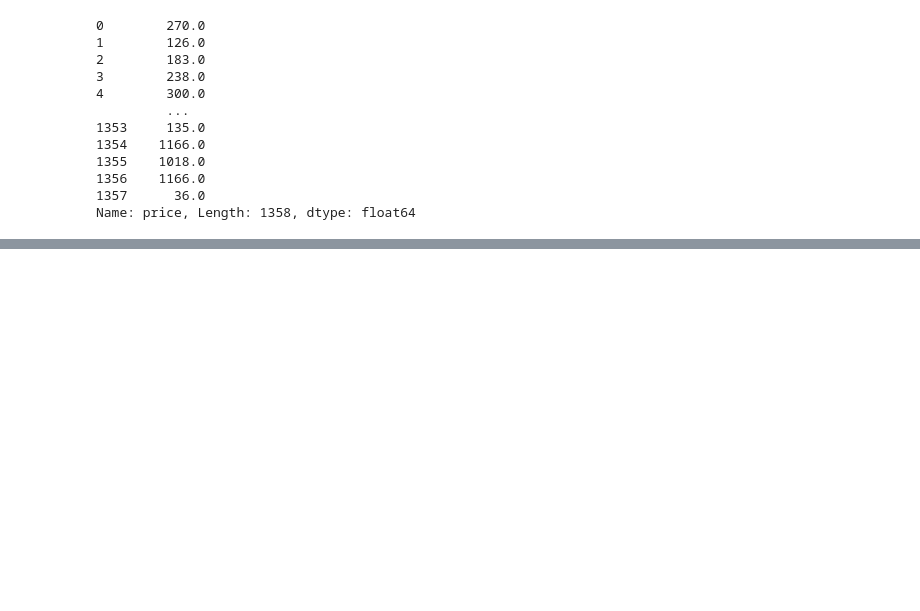
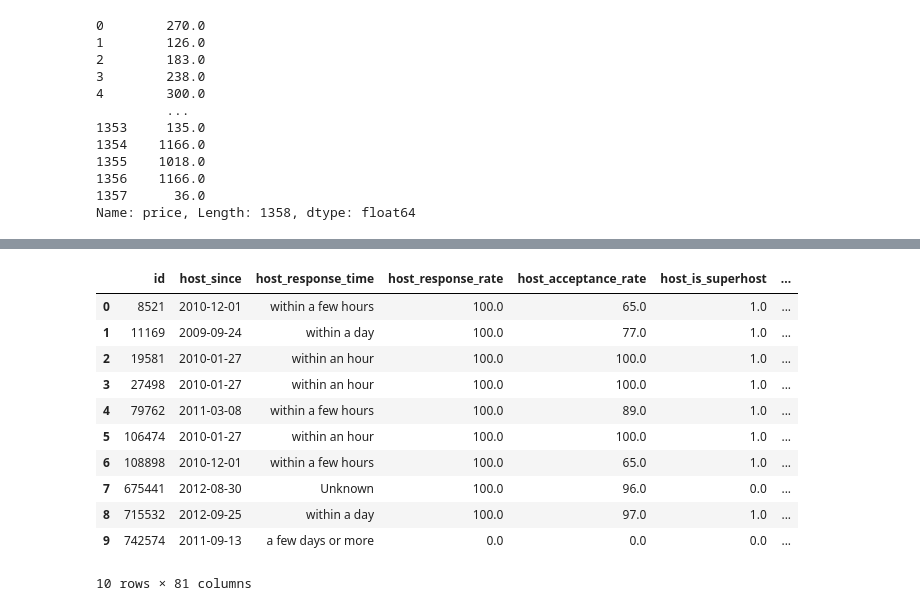
Before and after one commit to baokhanhth/Group01_Data_Analysis, a Jupyter notebook: notebooks/data_processing.ipynb, the cells around one changed output, grey strips where cells are left out. Drawn from its saved outputs; the diff is of its cells as text; code cells hidden in the pictures; blank space fills up the shorter version.

```diff
--- a/notebooks/data_processing.ipynb
+++ b/notebooks/data_processing.ipynb
@@ -318,3 +464,6 @@ Name: amenities_count, Length: 1358, dtype: int64
+# %%
+df_listings['bathrooms_count'] = df_listings['bathrooms_text'].str.extract('(\d+\.?\d*)').astype(float)
+df_listings.loc[df_listings['bathrooms_text'].str.contains('half', case=False, na=False), 'bathrooms_count'] = 0.5
 # %%
 df_listings['verifications_count'] = df_listings['host_verifications'].apply(lambda x: len(x.split(',')) if isinstance(x, str) else 0)
 # %%
@@ -339,8 +486,7 @@ cols_drop = [
     'scrape_id', 'last_scraped', 'source', 'calendar_last_scraped', 'listing_url', 'host_url', 'picture_url',
     'host_name', 'host_id', 'neighbourhood_group_cleansed', 'calendar_updated',
     'name', 'description', 'neighborhood_overview', 'host_about', 'host_location',
-    'host_verifications', 'host_neighbourhood',
-    'license', 'bathrooms_text', 'bathrooms', 'amenities'
+    'host_verifications', 'host_neighbourhood', 'license', 'bathrooms_text', 'bathrooms', 'amenities', 'host_thumbnail_url', 'host_picture_url'
 ]
 
 df_listings.drop(columns=cols_drop, inplace=True, errors='ignore')
@@ -346,0 +513,2 @@ df_listings.drop(columns=cols_drop, inplace=True, errors='ignore')
+# %%
+df_airbnb_cambridge = pd.merge(df_listings, df_occupancy, left_on='id', right_on='listing_id', how='inner')
@@ -361,0 +550,10 @@ Length: 61, dtype: int64
+# %%
+cols = ['beds', 'bedrooms', 'bathrooms_count', 'host_response_rate', 'host_acceptance_rate']
+for col in cols:
+    if df_airbnb_cambridge[col].dtype == 'object':
+        df_airbnb_cambridge[col] = df_airbnb_cambridge[col].str.replace('%', '').astype(float)
+    df_airbnb_cambridge[col] = df_airbnb_cambridge[col].fillna(df_airbnb_cambridge[col].median())
+
+# Điền 'Unknown' cho các biến phân loại
+df_airbnb_cambridge['host_response_time'] = df_airbnb_cambridge['host_response_time'].fillna('Unknown')
+df_airbnb_cambridge['host_is_superhost'] = df_airbnb_cambridge['host_is_superhost'].fillna('Unknown')
@@ -361,0 +610,15 @@ Length: 61, dtype: int64
+# %%
+df_airbnb_cambridge.head(10)
+# %% [output]
+|  | id | host_since | host_response_time | host_response_rate | host_acceptance_rate | host_is_superhost | ... |
+| 0 | 8521 | 2010-12-01 | within a few hours | 100.0 | 65.0 | 1.0 | ... |
+| 1 | 11169 | 2009-09-24 | within a day | 100.0 | 77.0 | 1.0 | ... |
+| 2 | 19581 | 2010-01-27 | within an hour | 100.0 | 100.0 | 1.0 | ... |
+| 3 | 27498 | 2010-01-27 | within an hour | 100.0 | 100.0 | 1.0 | ... |
+| 4 | 79762 | 2011-03-08 | within a few hours | 100.0 | 89.0 | 1.0 | ... |
+| 5 | 106474 | 2010-01-27 | within an hour | 100.0 | 100.0 | 1.0 | ... |
+| 6 | 108898 | 2010-12-01 | within a few hours | 100.0 | 65.0 | 1.0 | ... |
+| 7 | 675441 | 2012-08-30 | Unknown | 100.0 | 96.0 | 0.0 | ... |
+| 8 | 715532 | 2012-09-25 | within a day | 100.0 | 97.0 | 1.0 | ... |
+| 9 | 742574 | 2011-09-13 | a few days or more | 0.0 | 0.0 | 0.0 | ... |
+10 rows × 81 columns
```
Also changed, not shown: parts of 35 cells of this notebook.
